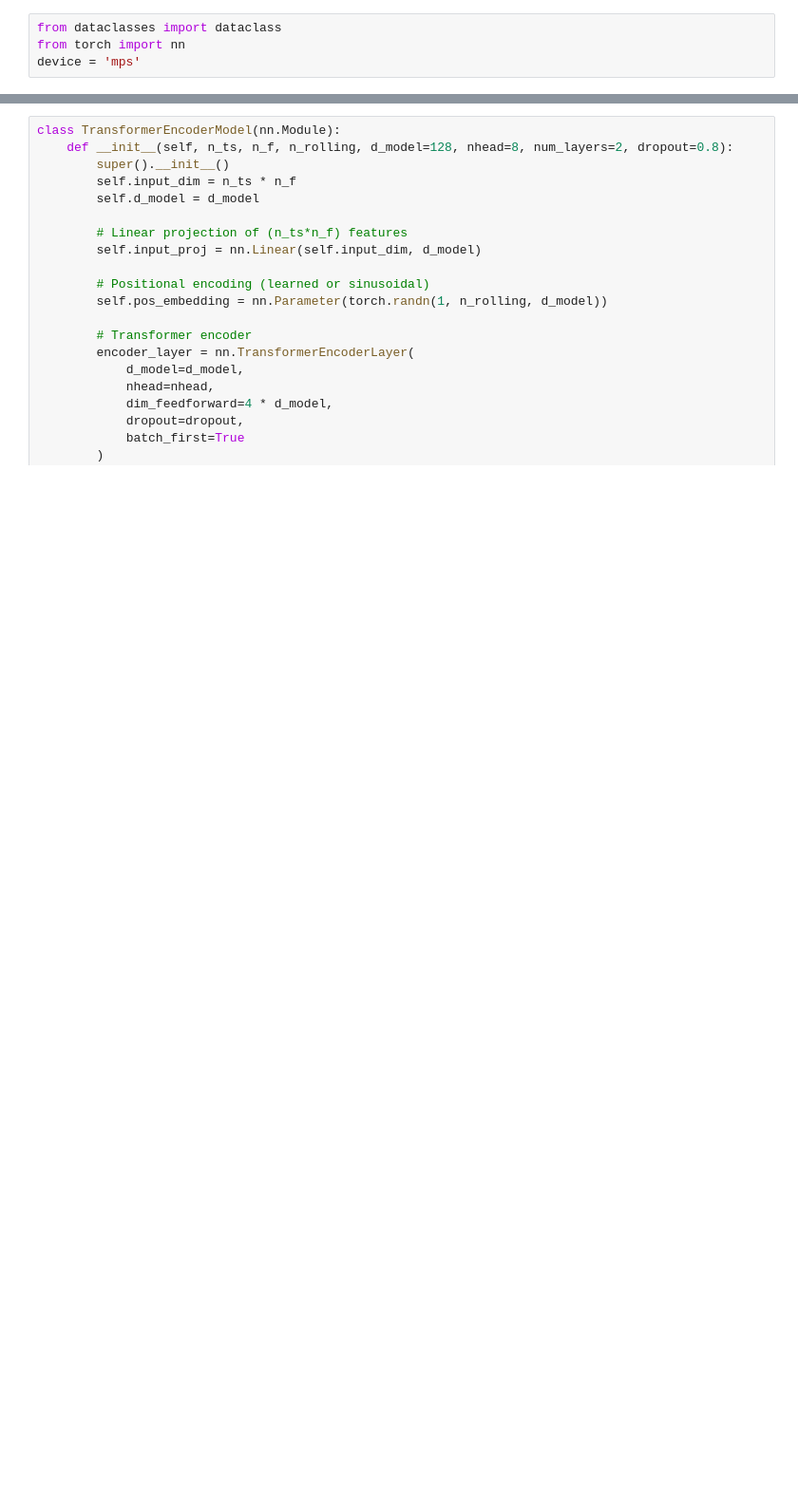
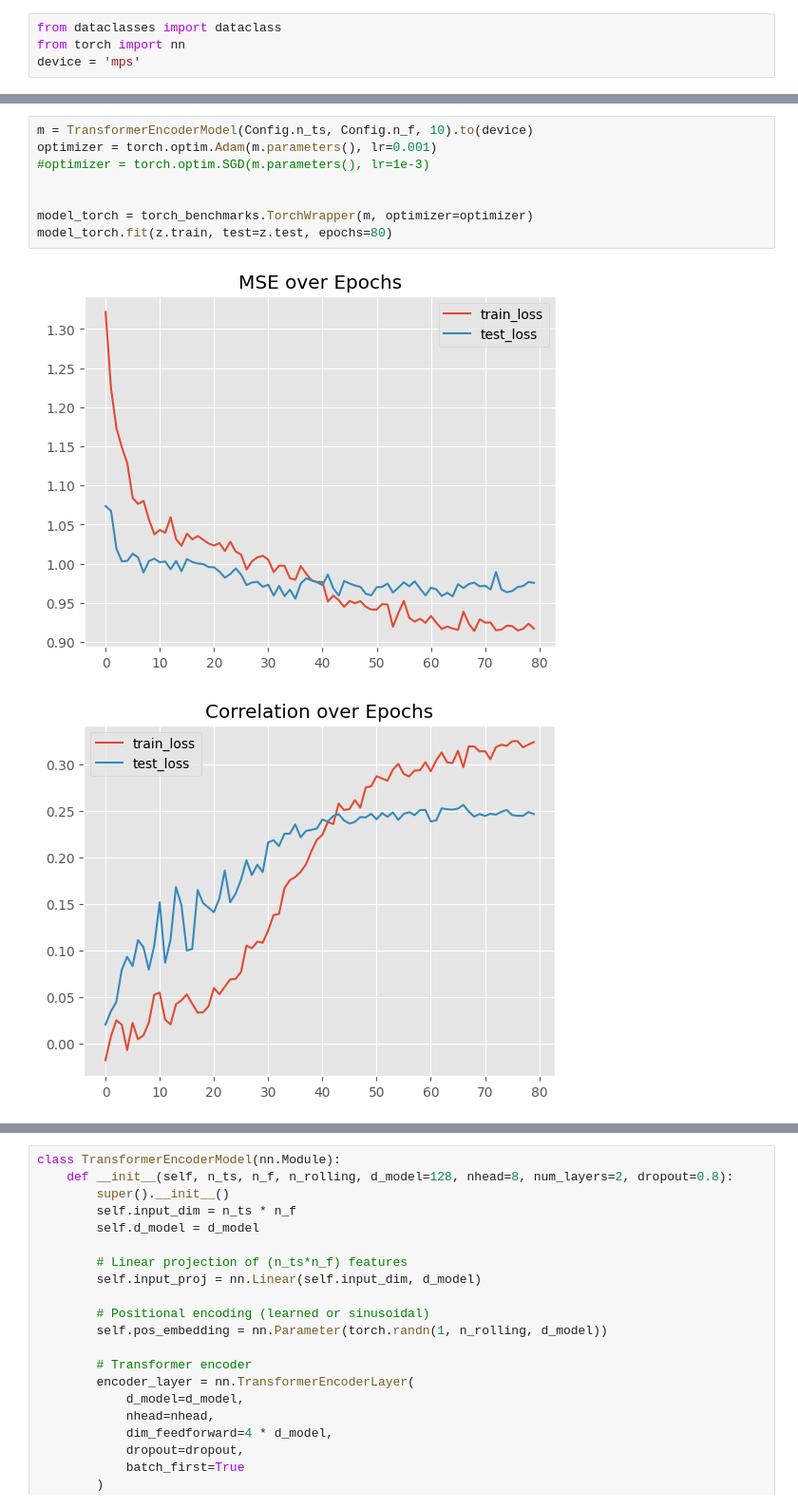
Before and after one commit to cyrilgarcia009/TSNN, a Jupyter notebook: notebooks/compare_models1.ipynb, the cells around one changed output, grey strips where cells are left out. Shown at 95% size. Saved outputs shown, nothing was run; the diff lists cells and outputs as text; blank space fills up the shorter version.

Commit message:
Added new NN/Transformers to compare

```diff
--- a/notebooks/compare_models1.ipynb
+++ b/notebooks/compare_models1.ipynb
@@ -49,0 +524,11 @@ device = 'mps'
+# %%
+m = TransformerEncoderModel(Config.n_ts, Config.n_f, 10).to(device)
+optimizer = torch.optim.Adam(m.parameters(), lr=0.001)
+#optimizer = torch.optim.SGD(m.parameters(), lr=1e-3)
+
+
+model_torch = torch_benchmarks.TorchWrapper(m, optimizer=optimizer)
+model_torch.fit(z.train, test=z.test, epochs=80)
+# %% [output]
+[figure, added]
+[figure, added]
```
Also changed, not shown: parts of 39 cells of this notebook.
